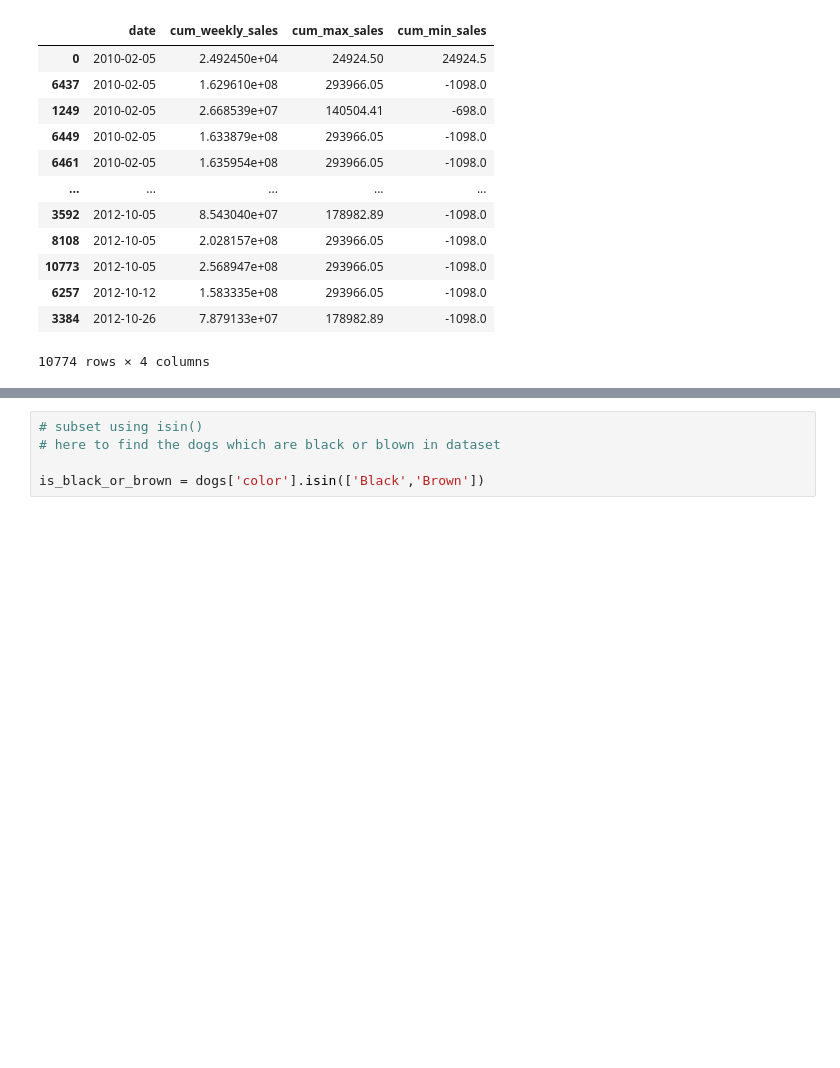
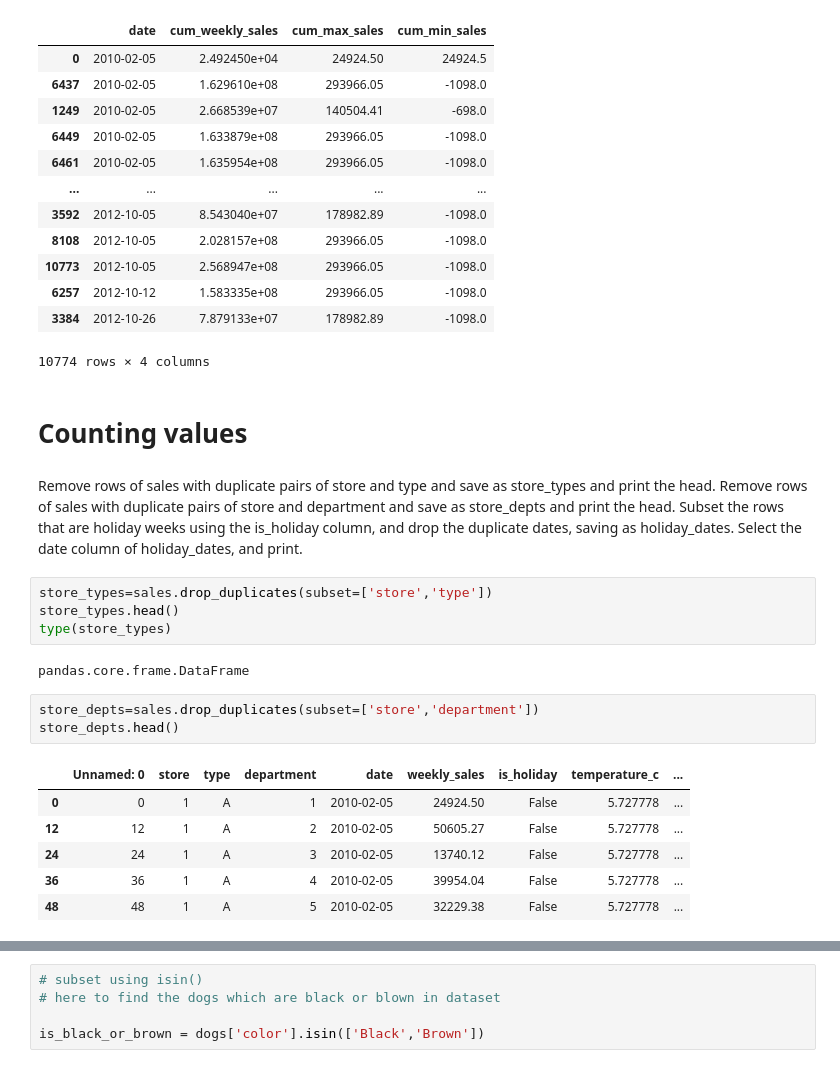
Before and after one commit to albertNSBM/Pandas_revision, a Jupyter notebook: Pandas_revision.ipynb, the cells around one changed output, grey strips where cells are left out. Drawn from its saved outputs; the diff is of its cells as text; blank space fills up the shorter version.

```diff
--- a/Pandas_revision.ipynb
+++ b/Pandas_revision.ipynb
@@ -290,3 +290,26 @@ sales_1_1
 | 6257 | 2012-10-12 | 1.583335e+08 | 293966.05 | -1098.0 |
 | 3384 | 2012-10-26 | 7.879133e+07 | 178982.89 | -1098.0 |
 10774 rows × 4 columns
+# %% [markdown]
+# Counting values
+# %% [markdown]
+Remove rows of sales with duplicate pairs of store and type and save as store_types and print the head.
+Remove rows of sales with duplicate pairs of store and department and save as store_depts and print the head.
+Subset the rows that are holiday weeks using the is_holiday column, and drop the duplicate dates, saving as holiday_dates.
+Select the date column of holiday_dates, and print.
+# %%
+store_types=sales.drop_duplicates(subset=['store','type'])
+store_types.head()
+type(store_types)
+# %% [output]
+pandas.core.frame.DataFrame
+# %%
+store_depts=sales.drop_duplicates(subset=['store','department'])
+store_depts.head()
+# %% [output]
+|  | Unnamed: 0 | store | type | department | date | weekly_sales | is_holiday | temperature_c | ... |
+| 0 | 0 | 1 | A | 1 | 2010-02-05 | 24924.50 | False | 5.727778 | ... |
+| 12 | 12 | 1 | A | 2 | 2010-02-05 | 50605.27 | False | 5.727778 | ... |
+| 24 | 24 | 1 | A | 3 | 2010-02-05 | 13740.12 | False | 5.727778 | ... |
+| 36 | 36 | 1 | A | 4 | 2010-02-05 | 39954.04 | False | 5.727778 | ... |
+| 48 | 48 | 1 | A | 5 | 2010-02-05 | 32229.38 | False | 5.727778 | ... |
```
Also changed, not shown: parts of 14 cells of this notebook.
